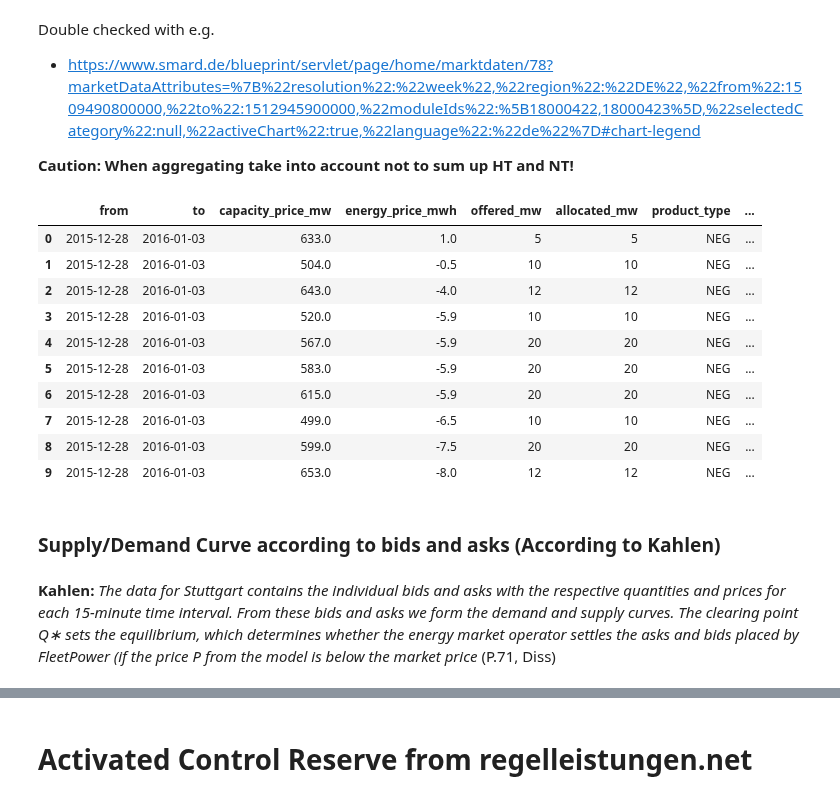
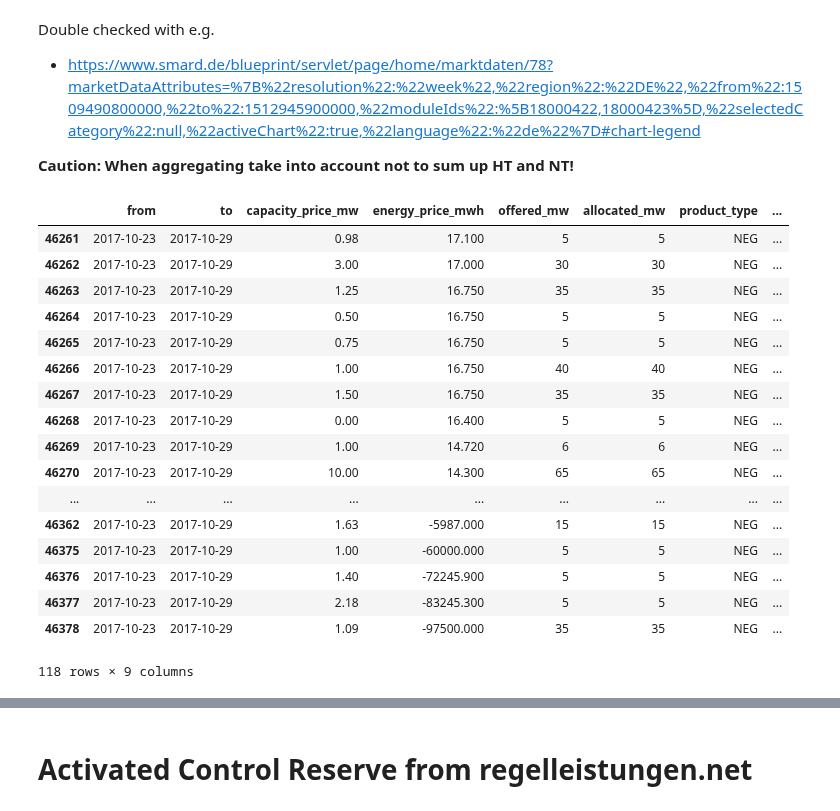
Before and after one commit to indyfree/FleetSim, a Jupyter notebook: notebooks/03-Balancing-Market.ipynb, the cells around one changed output, grey strips where cells are left out. Drawn from its saved outputs; the diff is of its cells as text; code cells hidden in the pictures.

```diff
--- a/notebooks/03-Balancing-Market.ipynb
+++ b/notebooks/03-Balancing-Market.ipynb
@@ -48,20 +48,24 @@ Double checked with e.g.
 # %%
 df_results = pd.read_csv("../data/processed/tender_results.csv",
                          parse_dates=[0, 1], infer_datetime_format=True)
-df_results.head(10)
+df_results[(df_results["from"] == '2017-10-23') & (df_results["product_type"] == 'NEG') &
+           (df_results["product_time"] == 'HT')].sort_values(['energy_price_mwh'], ascending=False)
 # %% [output]
 |  | from | to | capacity_price_mw | energy_price_mwh | offered_mw | allocated_mw | product_type | ... |
-| 0 | 2015-12-28 | 2016-01-03 | 633.0 | 1.0 | 5 | 5 | NEG | ... |
-| 1 | 2015-12-28 | 2016-01-03 | 504.0 | -0.5 | 10 | 10 | NEG | ... |
-| 2 | 2015-12-28 | 2016-01-03 | 643.0 | -4.0 | 12 | 12 | NEG | ... |
-| 3 | 2015-12-28 | 2016-01-03 | 520.0 | -5.9 | 10 | 10 | NEG | ... |
-| 4 | 2015-12-28 | 2016-01-03 | 567.0 | -5.9 | 20 | 20 | NEG | ... |
-| 5 | 2015-12-28 | 2016-01-03 | 583.0 | -5.9 | 20 | 20 | NEG | ... |
-| 6 | 2015-12-28 | 2016-01-03 | 615.0 | -5.9 | 20 | 20 | NEG | ... |
-| 7 | 2015-12-28 | 2016-01-03 | 499.0 | -6.5 | 10 | 10 | NEG | ... |
-| 8 | 2015-12-28 | 2016-01-03 | 599.0 | -7.5 | 20 | 20 | NEG | ... |
-| 9 | 2015-12-28 | 2016-01-03 | 653.0 | -8.0 | 12 | 12 | NEG | ... |
+| 46261 | 2017-10-23 | 2017-10-29 | 0.98 | 17.100 | 5 | 5 | NEG | ... |
+| 46262 | 2017-10-23 | 2017-10-29 | 3.00 | 17.000 | 30 | 30 | NEG | ... |
+| 46263 | 2017-10-23 | 2017-10-29 | 1.25 | 16.750 | 35 | 35 | NEG | ... |
+| 46264 | 2017-10-23 | 2017-10-29 | 0.50 | 16.750 | 5 | 5 | NEG | ... |
+| 46265 | 2017-10-23 | 2017-10-29 | 0.75 | 16.750 | 5 | 5 | NEG | ... |
+| 46266 | 2017-10-23 | 2017-10-29 | 1.00 | 16.750 | 40 | 40 | NEG | ... |
+| 46267 | 2017-10-23 | 2017-10-29 | 1.50 | 16.750 | 35 | 35 | NEG | ... |
+| 46268 | 2017-10-23 | 2017-10-29 | 0.00 | 16.400 | 5 | 5 | NEG | ... |
+| 46269 | 2017-10-23 | 2017-10-29 | 1.00 | 14.720 | 6 | 6 | NEG | ... |
+| 46270 | 2017-10-23 | 2017-10-29 | 10.00 | 14.300 | 65 | 65 | NEG | ... |
+| ... | ... | ... | ... | ... | ... | ... | ... | ... |
+| 46362 | 2017-10-23 | 2017-10-29 | 1.63 | -5987.000 | 15 | 15 | NEG | ... |
+| 46375 | 2017-10-23 | 2017-10-29 | 1.00 | -60000.000 | 5 | 5 | NEG | ... |
+| 46376 | 2017-10-23 | 2017-10-29 | 1.40 | -72245.900 | 5 | 5 | NEG | ... |
+| 46377 | 2017-10-23 | 2017-10-29 | 2.18 | -83245.300 | 5 | 5 | NEG | ... |
+| 46378 | 2017-10-23 | 2017-10-29 | 1.09 | -97500.000 | 35 | 35 | NEG | ... |
+118 rows × 9 columns
-# %% [markdown]
-### Supply/Demand Curve according to bids and asks (According to Kahlen)
-# %% [markdown]
-**Kahlen:** _The data for Stuttgart contains the individual bids and asks with the respective quantities and prices for each 15-minute time interval. From these bids and asks we form the demand and supply curves. The clearing point Q∗ sets the equilibrium, which determines whether the energy market operator settles the asks and bids placed by FleetPower (if the price P from the model is below the market price_ (P.71, Diss)
```
Also changed, not shown: parts of 16 cells of this notebook, 1 other file.
